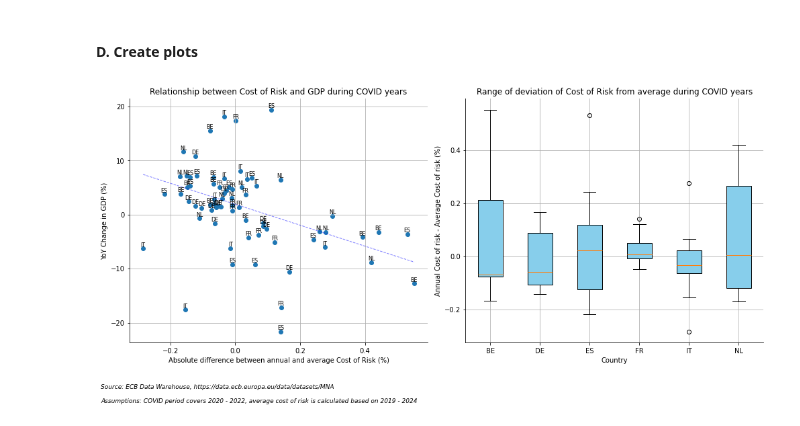
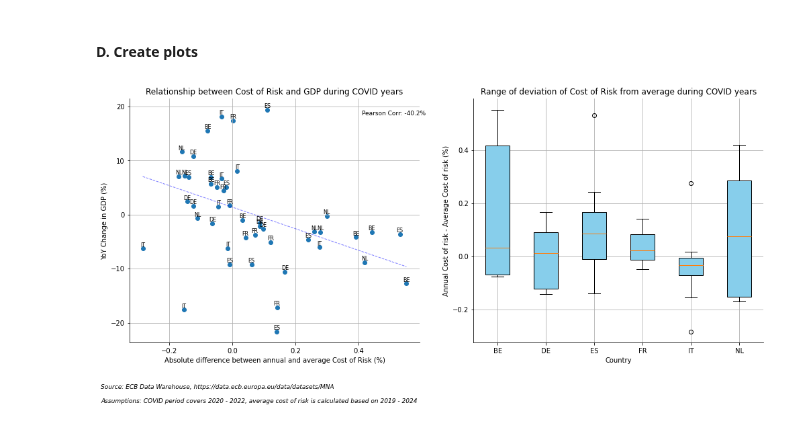
Before and after one commit to at621/snippets, a Jupyter notebook: ecb_dwh_api_risk_cost.ipynb, the cells around one changed output. Drawn from its saved outputs; the diff is of its cells as text; code cells hidden in the pictures.

```diff
--- a/ecb_dwh_api_risk_cost.ipynb
+++ b/ecb_dwh_api_risk_cost.ipynb
@@ -247,11 +248,14 @@ analysis_df.sample(5)
 # %%
 # Extract covid years
 covid_start = 2020
-covid_end = 2022
+covid_end = 2021
 
 # Filter the required period
 plot_df = plot_df[plot_df['TIME_PERIOD_ADJ'].dt.year >= covid_start]
 plot_df = plot_df[plot_df['TIME_PERIOD_ADJ'].dt.year <= covid_end]
+
+# Calculate the Pearson correlation coefficient
+corr_coef, _ = pearsonr(plot_df["Cost of risk"], plot_df["Change in GDP"])
 
 # Create figure and subplots
 fig, (ax1, ax2) = plt.subplots(1, 2, figsize=(14, 6))
@@ -297,6 +301,16 @@ for i, row in plot_df.iterrows():
         va="bottom",
     )
 
+# Annotate the correlation coefficient
+ax1.text(
+    0.80, 0.95, f"Pearson Corr: {corr_coef:.1%}",
+    transform=ax1.transAxes,
+    fontsize=9,
+    verticalalignment='top',
+    bbox=dict(boxstyle='round,pad=0.3', edgecolor='white', facecolor='white'),
+    # bbox=dict(boxstyle='round,pad=0.3', edgecolor='black', facecolor='white')
+)
+
 # Remove the top and right borderlines for the first graph
 ax1.spines["top"].set_visible(False)
 ax1.spines["right"].set_visible(False)
@@ -304,31 +318,31 @@ ax1.spines["right"].set_visible(False)
 # Plot for the second graph (right subplot)
 data_by_area = [plot_df[plot_df['REF_AREA'] == area]['Cost of risk'] for area in plot_df['REF_AREA'].unique()]
 ax2.boxplot(data_by_area, patch_artist=True, boxprops=dict(facecolor='skyblue'))
 
 ax2.set_xticklabels(plot_df['REF_AREA'].unique(), ha='center')
 ax2.set_xlabel("Country")
 ax2.set_ylabel("Annual Cost of risk - Average Cost of risk (%)")
 ax2.set_title("Range of deviation of Cost of Risk from average during COVID years")
 ax2.grid(True)
 
 # Remove the top and right borderlines for the second graph
 ax2.spines["top"].set_visible(False)
 ax2.spines["right"].set_visible(False)
 
 # Adjust layout to prevent overlap
 plt.tight_layout()
 
 # Add a footnote with the source (for both subplots)
 fig.text(
     0.01,
     -0.11,
     "Source: ECB Data Warehouse, https://data.ecb.europa.eu/data/datasets/MNA" +
     "\n\nAssumptions: COVID period covers 2020 - 2022, average cost of risk is calculated based on 2019 - 2024",
     ha="left",
     fontsize=9,
     style="italic",
 )
 
 plt.show()
 # %% [output]
-[figure, old version]
+[figure, new version]
```
Also changed, not shown: parts of 3 cells of this notebook.
